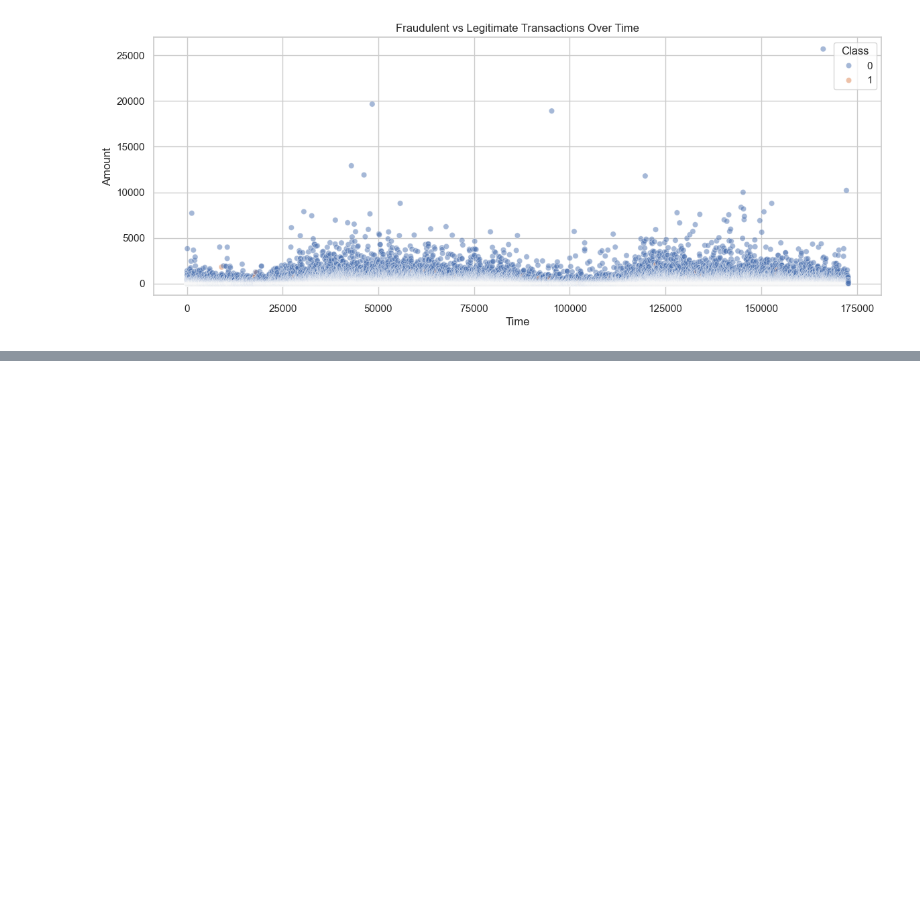
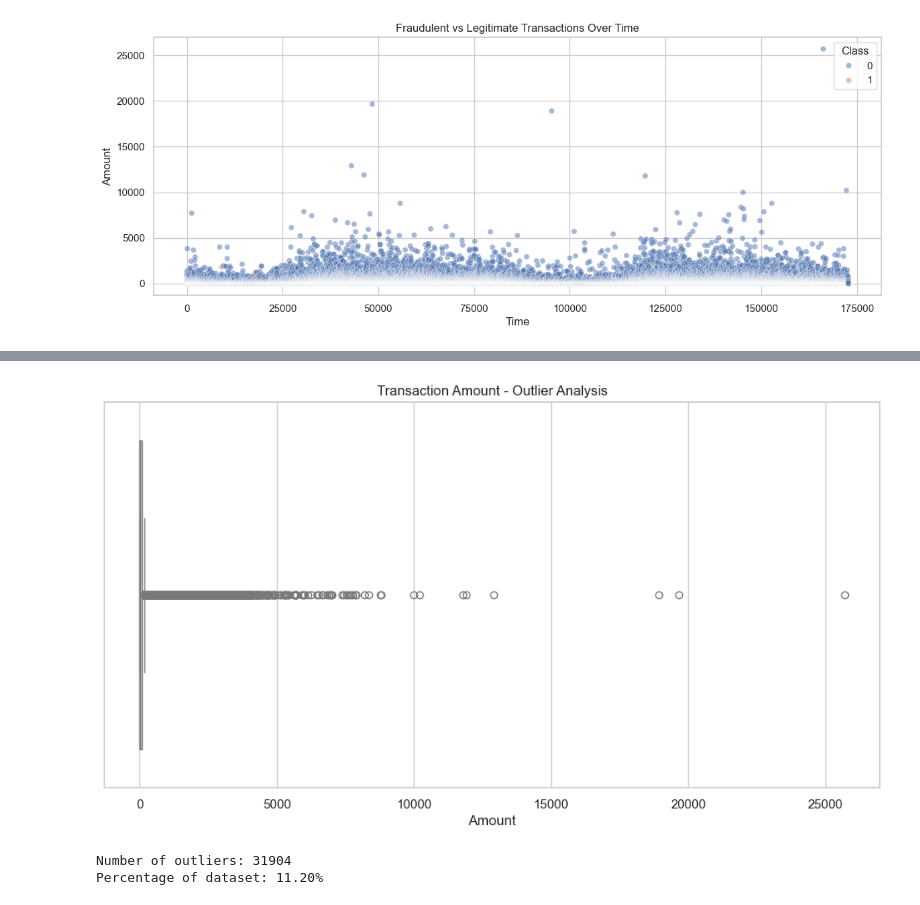
Before and after one commit to che-francis/Credit-Card-Fraud-Detection, a Jupyter notebook: notebooks/Credit_Card_Fraud_Detection.ipynb, the cells around one changed output, grey strips where cells are left out. Cells and saved outputs as stored; diff of their text form; code cells hidden in the pictures; blank space fills up the shorter version.

```diff
--- a/notebooks/Credit_Card_Fraud_Detection.ipynb
+++ b/notebooks/Credit_Card_Fraud_Detection.ipynb
@@ -410,0 +549,36 @@ plt.show()
+# %%
+# examine transaction amount
+plt.figure(figsize=(12,6))
+
+sns.boxplot(
+    x=df["Amount"],
+    color="lightblue"
+)
+
+plt.title("Transaction Amount - Outlier Analysis")
+
+plt.show()
+# %% [output]
+[figure, added]
+# %%
+# quantify outliers in transaction amount
+Q1 = df["Amount"].quantile(0.25)
+
+Q3 = df["Amount"].quantile(0.75)
+
+IQR = Q3 - Q1
+
+lower_bound = Q1 - 1.5 * IQR
+
+upper_bound = Q3 + 1.5 * IQR
+
+outliers = df[
+    (df["Amount"] < lower_bound) |
+    (df["Amount"] > upper_bound)
+]
+
+print(f"Number of outliers: {len(outliers)}")
+print(f"Percentage of dataset: {(len(outliers)/len(df))*100:.2f}%")
+# %% [output]
+Number of outliers: 31904
+Percentage of dataset: 11.20%
```
Also changed, not shown: parts of 20 cells of this notebook, 1 other file.
